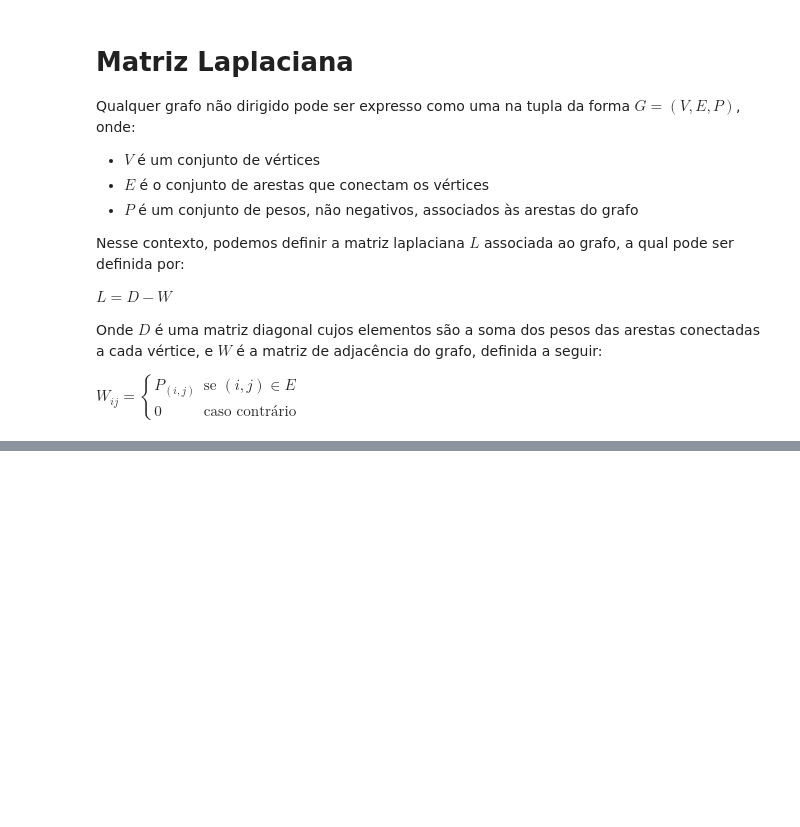
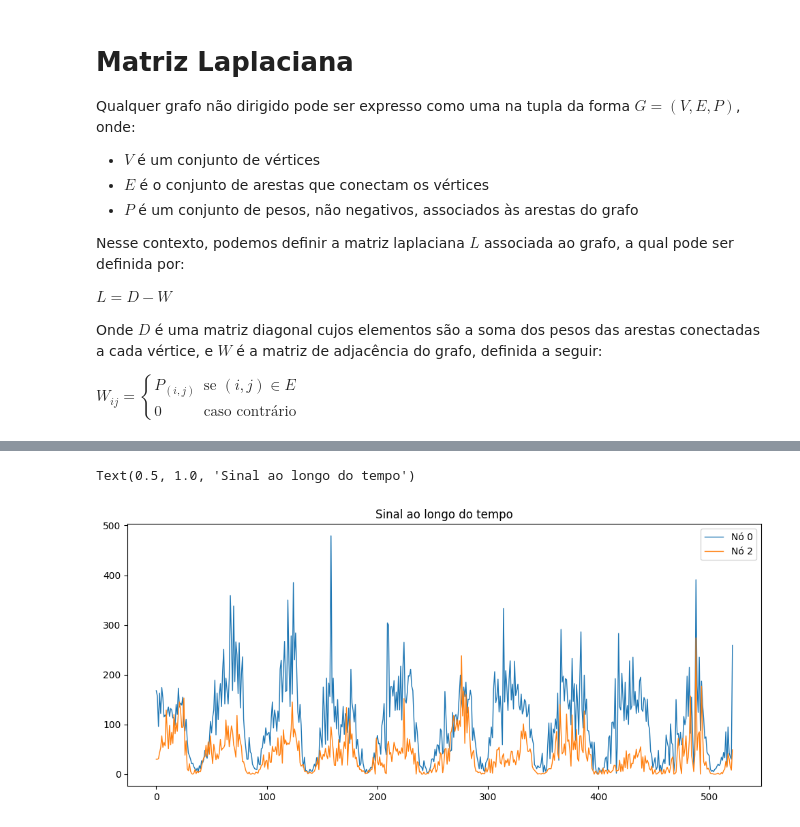
Before and after one commit to andregdmitri/SME0243_TeoriaEspectral, a Jupyter notebook: T1_TeoriaEspectral.ipynb, the cells around one changed output, grey strips where cells are left out. Saved outputs shown, nothing was run; the diff lists cells and outputs as text; code cells hidden in the pictures; blank space fills up the shorter version.

```diff
--- a/T1_TeoriaEspectral.ipynb
+++ b/T1_TeoriaEspectral.ipynb
@@ -182,0 +131,9 @@ networkx.classes.graph.Graph
+# %%
+plt.figure(figsize=(12, 5))
+compression.lineplot(all_graphs, 0, [20])
+compression.lineplot(all_graphs, 2, [20])
+plt.legend()
+plt.title("Sinal ao longo do tempo")
+# %% [output]
+Text(0.5, 1.0, 'Sinal ao longo do tempo')
+[figure, added]
```
Also changed, not shown: parts of 19 cells of this notebook, 1 other file.
